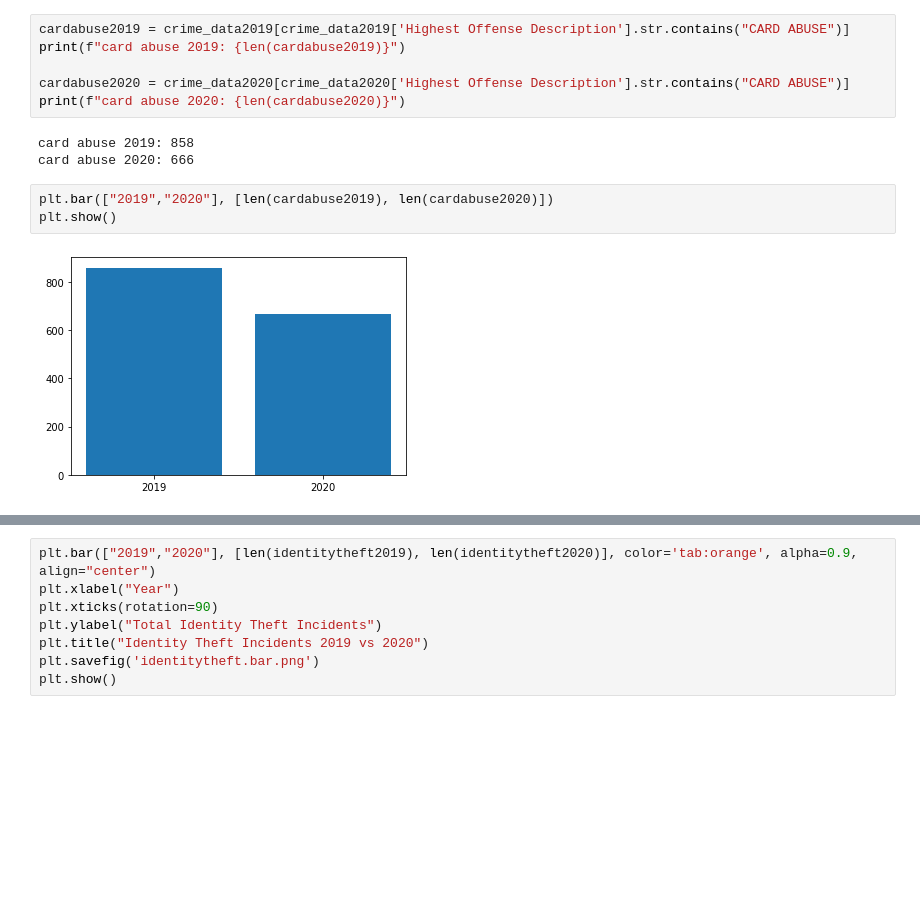
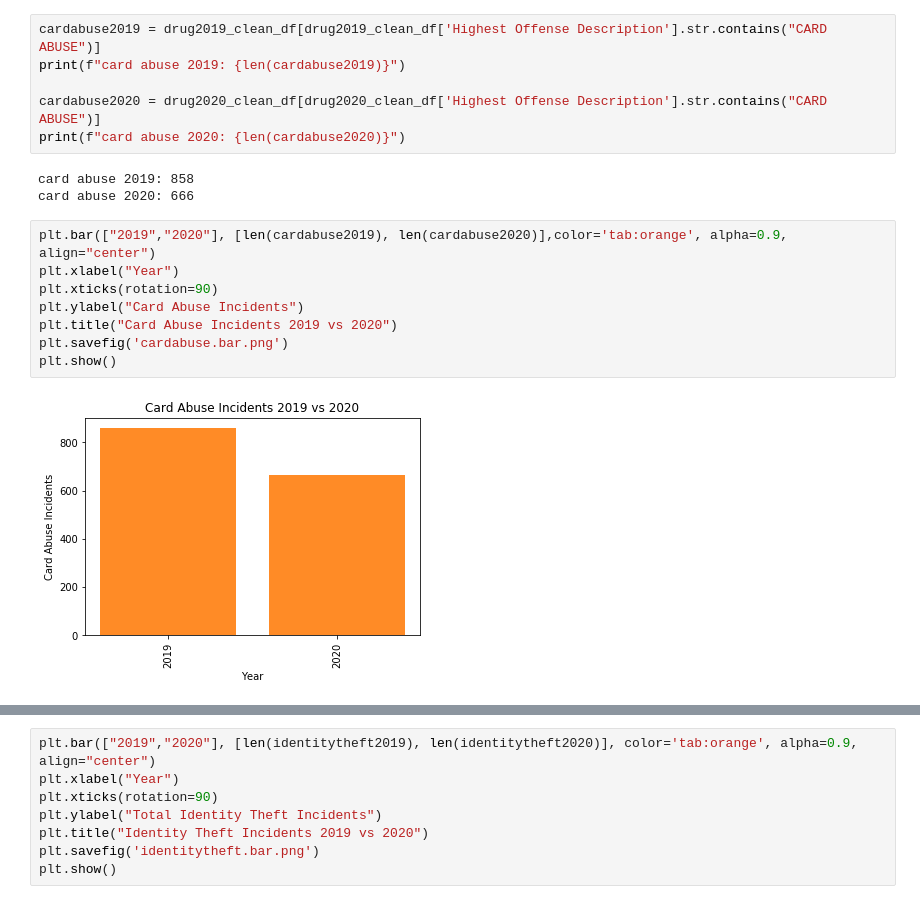
Before and after one commit to ibeth92/Crime_in_the_Time_of_COVID, a Jupyter notebook: Overall Crime.ipynb, the cells around one changed output, grey strips where cells are left out. Saved outputs shown, nothing was run; the diff lists cells and outputs as text; blank space fills up the shorter version.

```diff
--- a/Overall Crime.ipynb
+++ b/Overall Crime.ipynb
@@ -207,14 +246,19 @@ crime_data_selection_months_2020 = crime_data_selection_2020[["Highest Offense D
 # %%
-cardabuse2019 = crime_data2019[crime_data2019['Highest Offense Description'].str.contains("CARD ABUSE")]
+cardabuse2019 = drug2019_clean_df[drug2019_clean_df['Highest Offense Description'].str.contains("CARD ABUSE")]
 print(f"card abuse 2019: {len(cardabuse2019)}")
 
-cardabuse2020 = crime_data2020[crime_data2020['Highest Offense Description'].str.contains("CARD ABUSE")]
+cardabuse2020 = drug2020_clean_df[drug2020_clean_df['Highest Offense Description'].str.contains("CARD ABUSE")]
 print(f"card abuse 2020: {len(cardabuse2020)}")
 # %% [output]
 card abuse 2019: 858
 card abuse 2020: 666
-# %%
-plt.bar(["2019","2020"], [len(cardabuse2019), len(cardabuse2020)])
-plt.show()
-# %% [output]
-[figure, removed]
+# %%
+plt.bar(["2019","2020"], [len(cardabuse2019), len(cardabuse2020)],color='tab:orange', alpha=0.9, align="center")
+plt.xlabel("Year")
+plt.xticks(rotation=90)
+plt.ylabel("Card Abuse Incidents")
+plt.title("Card Abuse Incidents 2019 vs 2020")
+plt.savefig('cardabuse.bar.png')
+plt.show()
+# %% [output]
+[figure, added]
```
Also changed, not shown: parts of 18 cells of this notebook, 12 other files.
